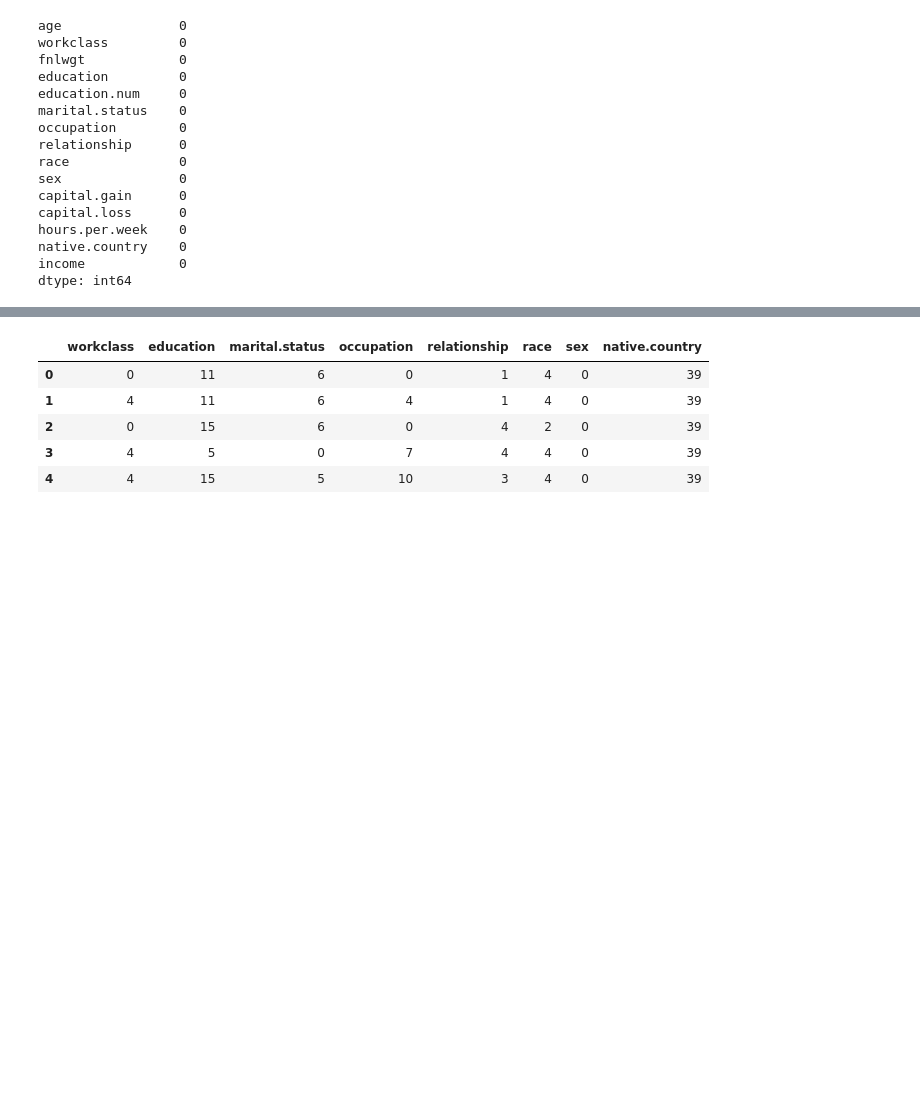
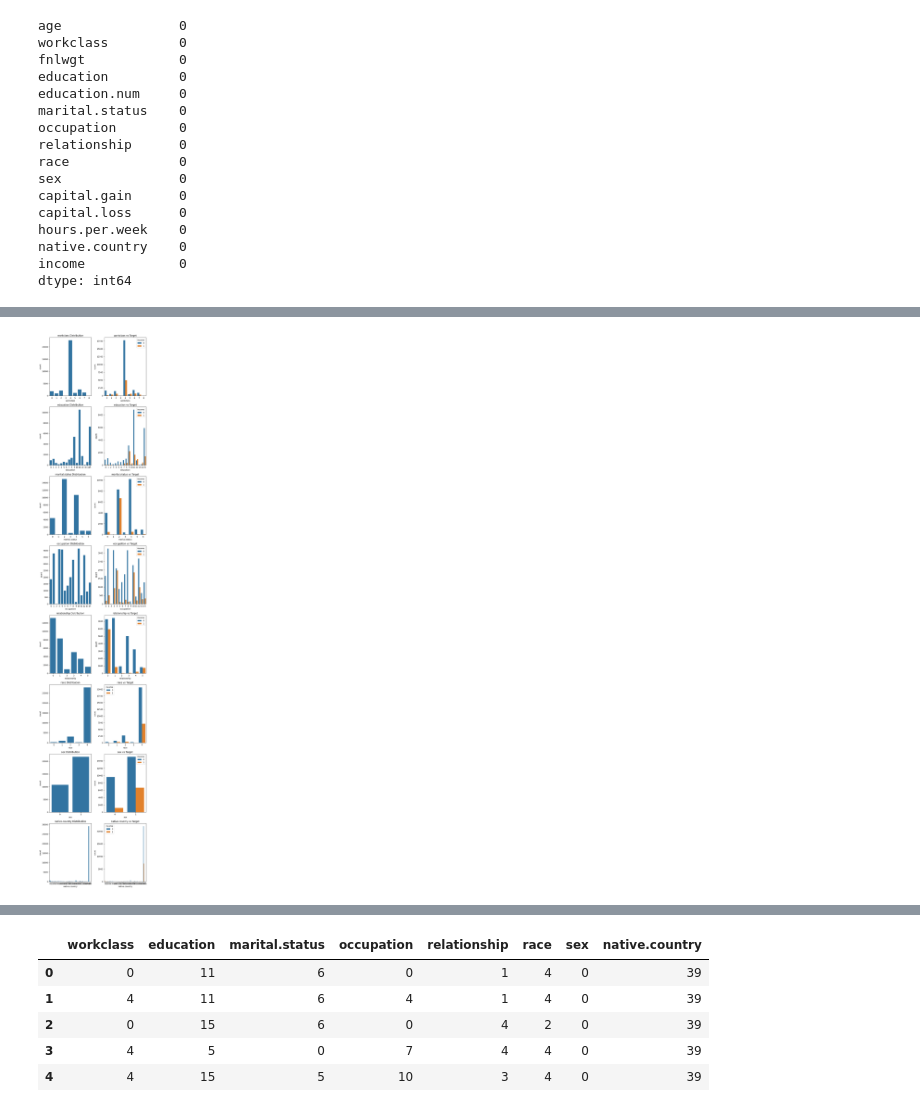
Before and after one commit to minareda417/Assignment-3-ML, a Jupyter notebook: Part B/notebook.ipynb, the cells around one changed output, grey strips where cells are left out. Drawn from its saved outputs; the diff is of its cells as text; code cells hidden in the pictures; blank space fills up the shorter version.

```diff
--- a/Part B/notebook.ipynb
+++ b/Part B/notebook.ipynb
@@ -59,0 +90,5 @@ x, y = preprocess_data(df)
+# %%
+from utils import feature_target_relationship
+feature_target_relationship(df)
+# %% [output]
+[figure, added]
```
Also changed, not shown: parts of 7 cells of this notebook, 3 other files.
